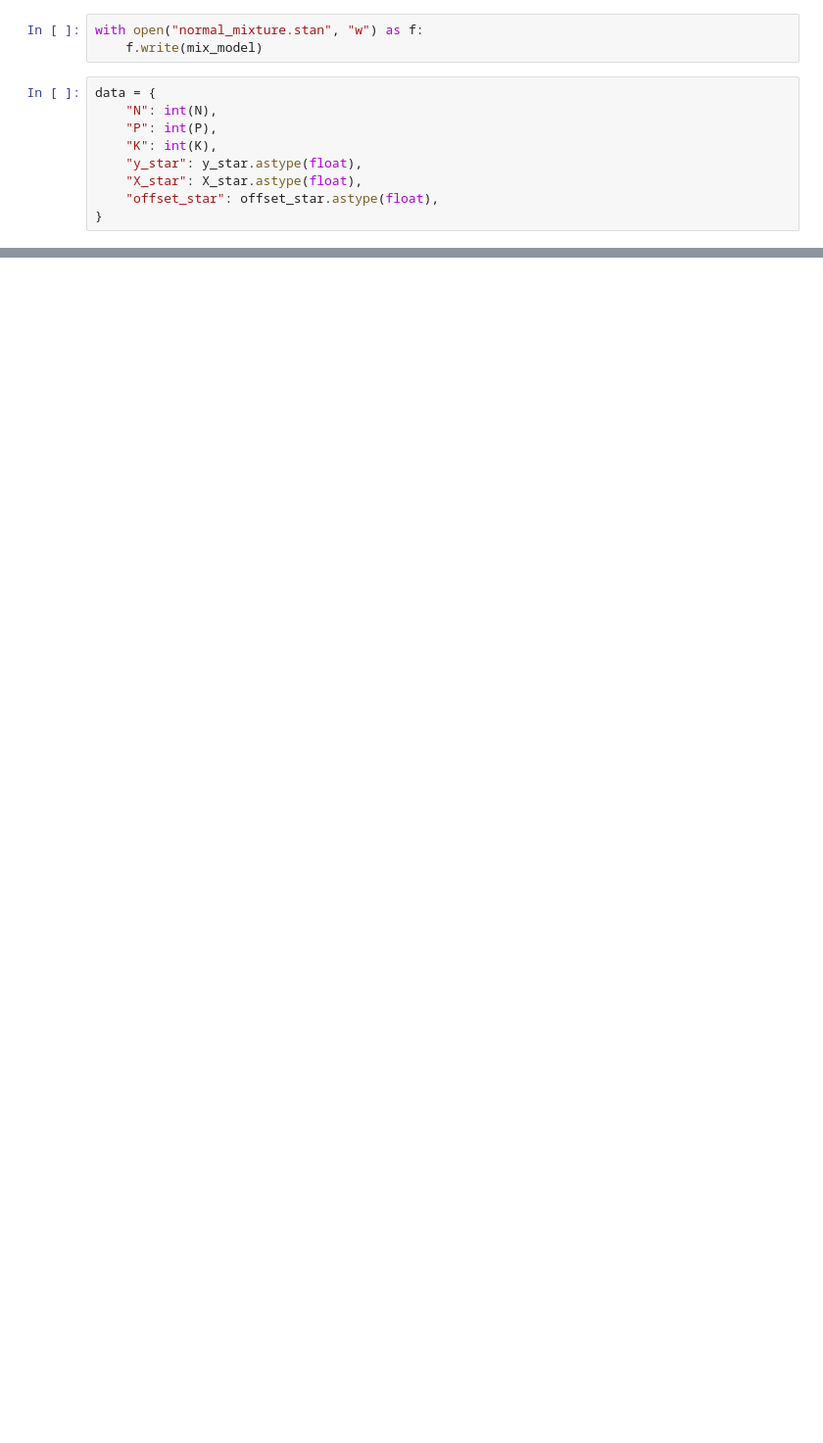
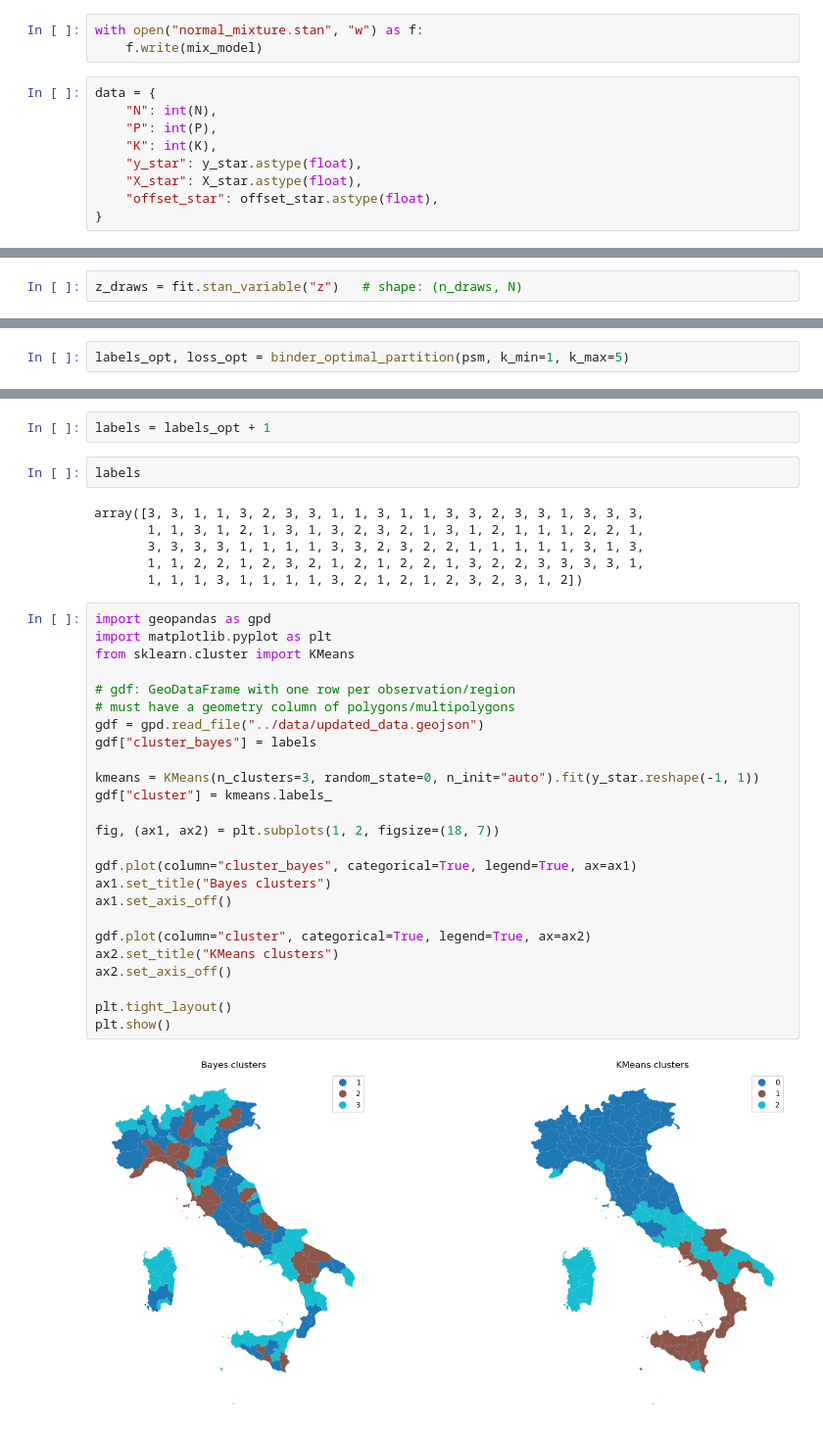
Before and after one commit to leonardotisato/Bayesian-Statistics-Project, a Jupyter notebook: sandbox/mixture_model/normal_mixture.ipynb, the cells around one changed output, grey strips where cells are left out. Shown at 98% size. Cells and saved outputs as stored; diff of their text form; blank space fills up the shorter version.

```diff
--- a/sandbox/mixture_model/normal_mixture.ipynb
+++ b/sandbox/mixture_model/normal_mixture.ipynb
@@ -426,0 +128,2 @@ plt.show()
+# %%
+z_draws = fit.stan_variable("z")   # shape: (n_draws, N)
@@ -426,0 +208,2 @@ plt.show()
+# %%
+labels_opt, loss_opt = binder_optimal_partition(psm, k_min=1, k_max=5)
@@ -426,0 +218,37 @@ plt.show()
+# %%
+labels = labels_opt + 1
+# %%
+labels
+# %% [output]
+array([3, 3, 1, 1, 3, 2, 3, 3, 1, 1, 3, 1, 1, 3, 3, 2, 3, 3, 1, 3, 3, 3,
+       1, 1, 3, 1, 2, 1, 3, 1, 3, 2, 3, 2, 1, 3, 1, 2, 1, 1, 1, 2, 2, 1,
+       3, 3, 3, 3, 1, 1, 1, 1, 3, 3, 2, 3, 2, 2, 1, 1, 1, 1, 1, 3, 1, 3,
+       1, 1, 2, 2, 1, 2, 3, 2, 1, 2, 1, 2, 2, 1, 3, 2, 2, 3, 3, 3, 3, 1,
+       1, 1, 1, 3, 1, 1, 1, 1, 3, 2, 1, 2, 1, 2, 3, 2, 3, 1, 2])
+# %%
+import geopandas as gpd
+import matplotlib.pyplot as plt
+from sklearn.cluster import KMeans
+
+# gdf: GeoDataFrame with one row per observation/region
+# must have a geometry column of polygons/multipolygons
+gdf = gpd.read_file("../data/updated_data.geojson")
+gdf["cluster_bayes"] = labels
+
+kmeans = KMeans(n_clusters=3, random_state=0, n_init="auto").fit(y_star.reshape(-1, 1))
+gdf["cluster"] = kmeans.labels_
+
+fig, (ax1, ax2) = plt.subplots(1, 2, figsize=(18, 7))
+
+gdf.plot(column="cluster_bayes", categorical=True, legend=True, ax=ax1)
+ax1.set_title("Bayes clusters")
+ax1.set_axis_off()
+
+gdf.plot(column="cluster", categorical=True, legend=True, ax=ax2)
+ax2.set_title("KMeans clusters")
+ax2.set_axis_off()
+
+plt.tight_layout()
+plt.show()
+# %% [output]
+[figure, added]
```
Also changed, not shown: parts of 38 cells of this notebook, 1 other file.
